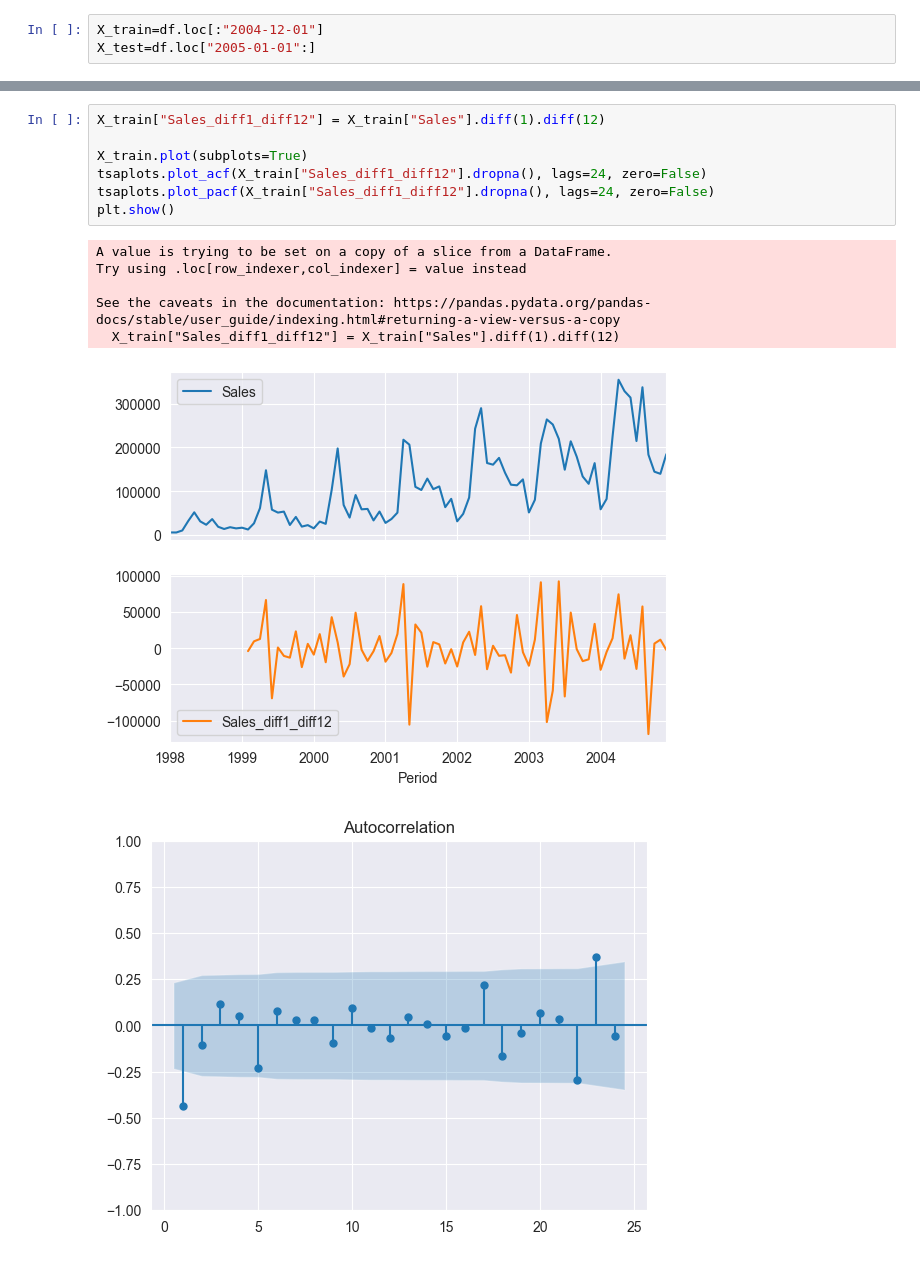
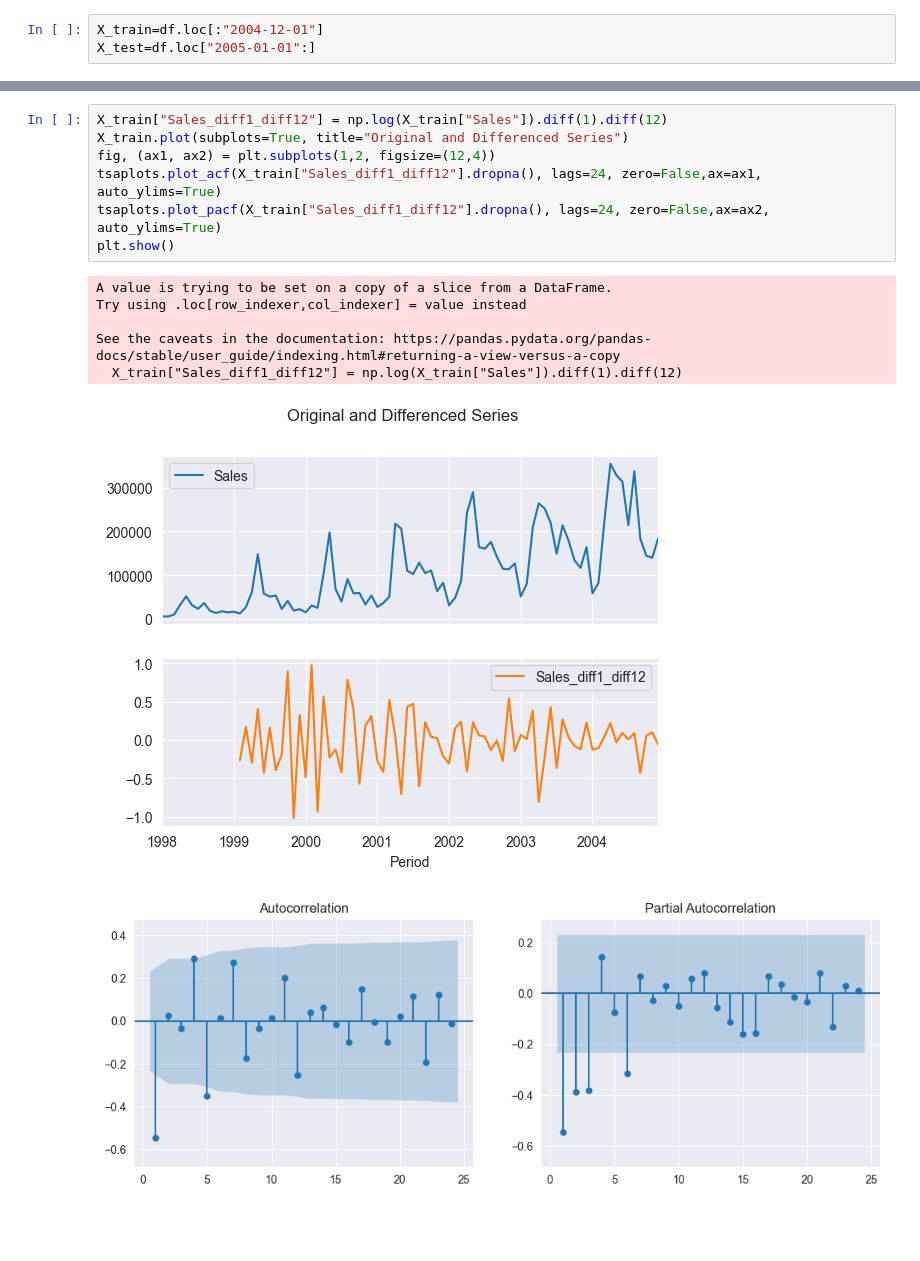
Before and after one commit to GabrielMazzotta/Time-Series-Analysis-and-Forecasting_Case-Study, a Jupyter notebook: Time Series Analysis and Forecasting.ipynb, the cells around one changed output, grey strips where cells are left out. Cells and saved outputs as stored; diff of their text form; blank space fills up the shorter version.

```diff
--- a/Time Series Analysis and Forecasting.ipynb
+++ b/Time Series Analysis and Forecasting.ipynb
@@ -54,15 +99,15 @@ forecast_holt_winters = model_holt_winters.forecast(12)
 # %%
-X_train["Sales_diff1_diff12"] = X_train["Sales"].diff(1).diff(12)
-
-X_train.plot(subplots=True)
-tsaplots.plot_acf(X_train["Sales_diff1_diff12"].dropna(), lags=24, zero=False)
-tsaplots.plot_pacf(X_train["Sales_diff1_diff12"].dropna(), lags=24, zero=False)
+X_train["Sales_diff1_diff12"] = np.log(X_train["Sales"]).diff(1).diff(12)
+X_train.plot(subplots=True, title="Original and Differenced Series")
+fig, (ax1, ax2) = plt.subplots(1,2, figsize=(12,4))
+tsaplots.plot_acf(X_train["Sales_diff1_diff12"].dropna(), lags=24, zero=False,ax=ax1, auto_ylims=True)
+tsaplots.plot_pacf(X_train["Sales_diff1_diff12"].dropna(), lags=24, zero=False,ax=ax2, auto_ylims=True)
 plt.show()
 # %% [output]
 A value is trying to be set on a copy of a slice from a DataFrame.
 Try using .loc[row_indexer,col_indexer] = value instead
 
 See the caveats in the documentation: https://pandas.pydata.org/pandas-docs/stable/user_guide/indexing.html#returning-a-view-versus-a-copy
-  X_train["Sales_diff1_diff12"] = X_train["Sales"].diff(1).diff(12)
+  X_train["Sales_diff1_diff12"] = np.log(X_train["Sales"]).diff(1).diff(12)
-[figure, old version]
+[figure, new version]
-[figure, old version]
+[figure, new version]
```
Also changed, not shown: parts of 22 cells of this notebook, 1 other file.
